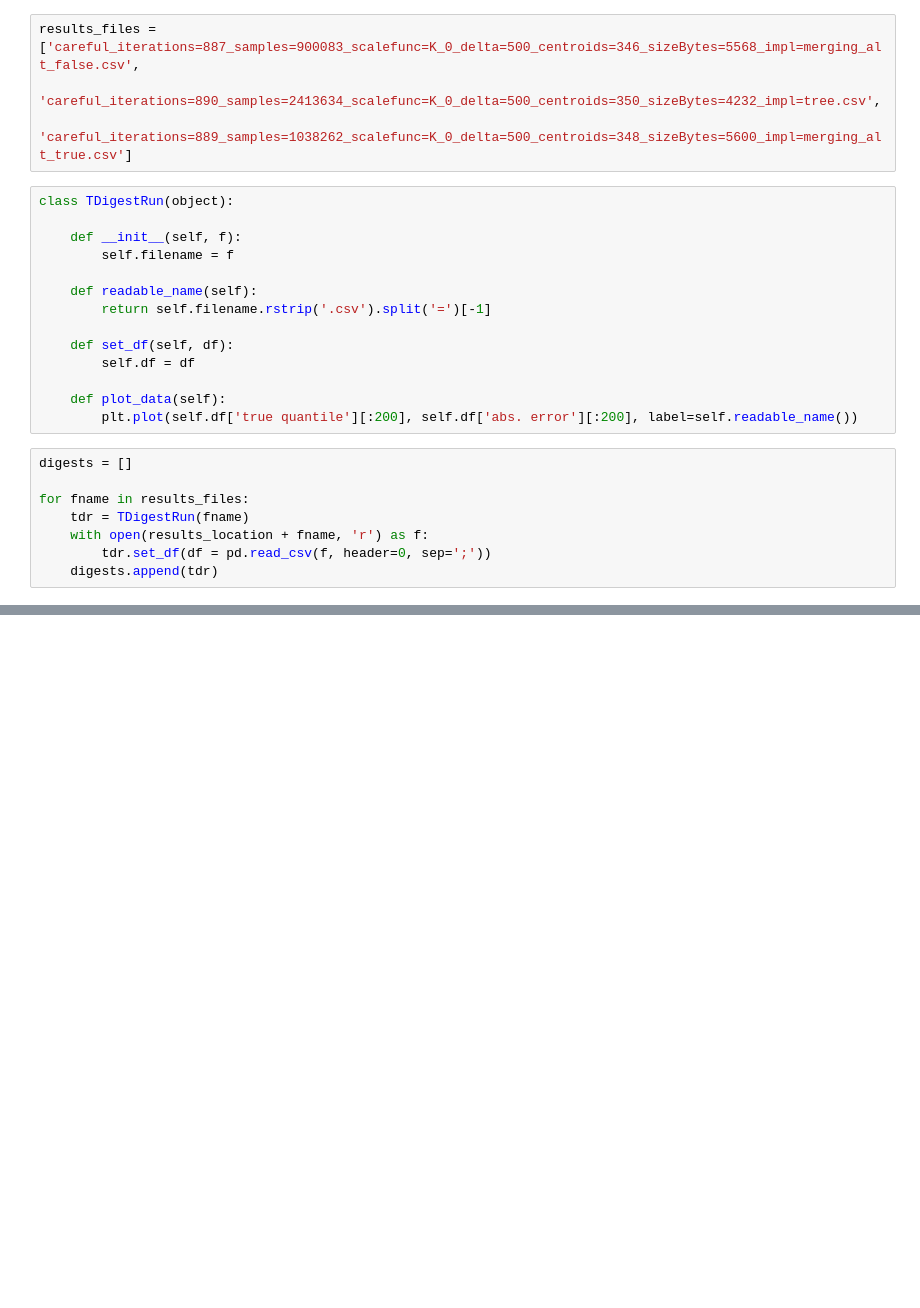
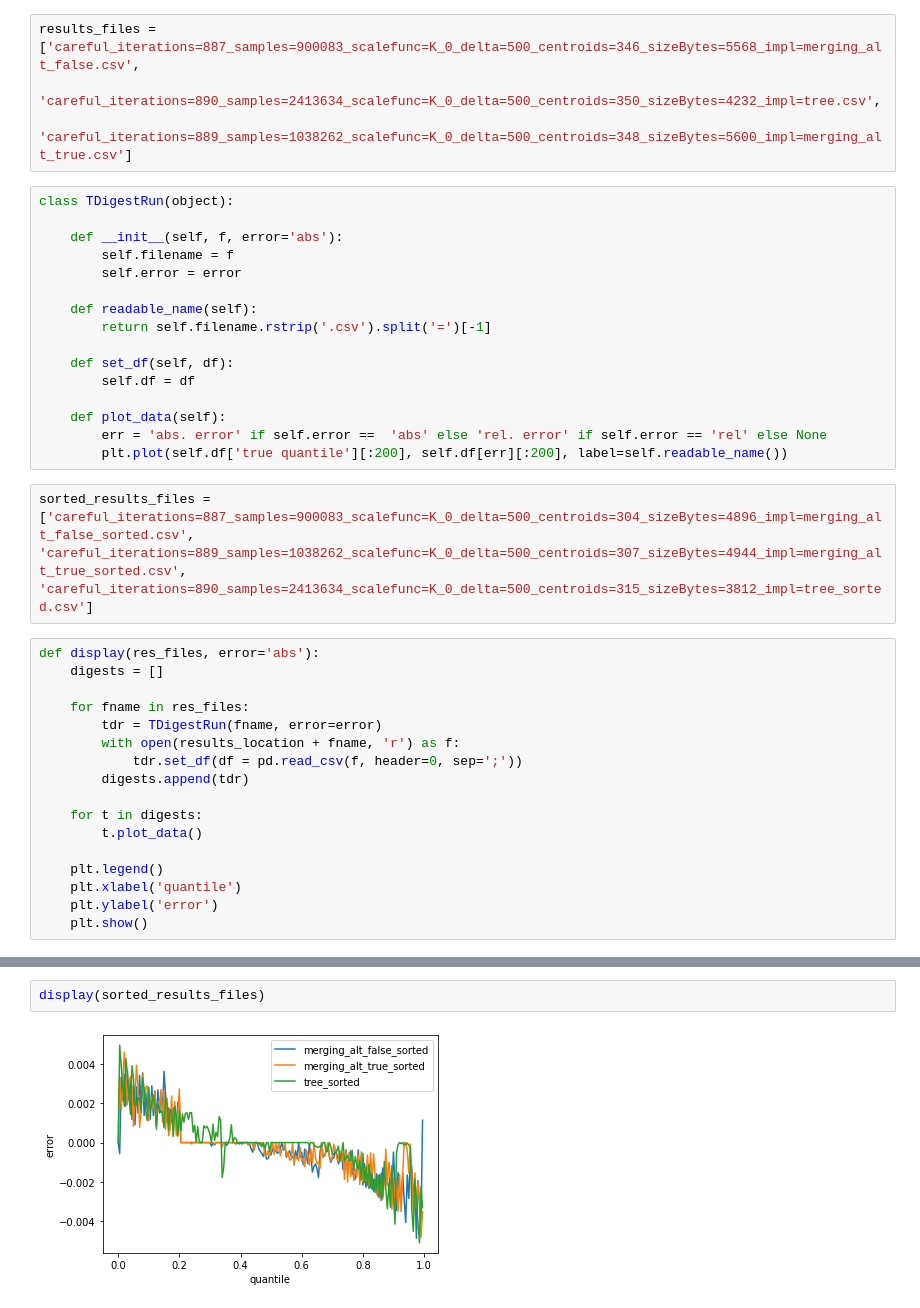
Before and after one commit to PavelVesely/t-digest, a Jupyter notebook: docs/python/adversarial_plots/notebooks/error_curves__k_0.ipynb, the cells around one changed output, grey strips where cells are left out. Cells and saved outputs as stored; diff of their text form; blank space fills up the shorter version.

Commit message:
add comparison to presenting data in sorted order

```diff
--- a/docs/python/adversarial_plots/notebooks/error_curves__k_0.ipynb
+++ b/docs/python/adversarial_plots/notebooks/error_curves__k_0.ipynb
@@ -11,8 +11,9 @@ results_files = ['careful_iterations=887_samples=900083_scalefunc=K_0_delta=500_
 # %%
 class TDigestRun(object):
 
-    def __init__(self, f):
+    def __init__(self, f, error='abs'):
         self.filename = f
+        self.error = error
 
     def readable_name(self):
         return self.filename.rstrip('.csv').split('=')[-1]
@@ -21,12 +22,26 @@ class TDigestRun(object):
         self.df = df
 
     def plot_data(self):
-        plt.plot(self.df['true quantile'][:200], self.df['abs. error'][:200], label=self.readable_name())
+        err = 'abs. error' if self.error ==  'abs' else 'rel. error' if self.error == 'rel' else None
+        plt.plot(self.df['true quantile'][:200], self.df[err][:200], label=self.readable_name())
+# %%
+sorted_results_files = ['careful_iterations=887_samples=900083_scalefunc=K_0_delta=500_centroids=304_sizeBytes=4896_impl=merging_alt_false_sorted.csv',
+'careful_iterations=889_samples=1038262_scalefunc=K_0_delta=500_centroids=307_sizeBytes=4944_impl=merging_alt_true_sorted.csv',
+'careful_iterations=890_samples=2413634_scalefunc=K_0_delta=500_centroids=315_sizeBytes=3812_impl=tree_sorted.csv']
 # %%
-digests = []
+def display(res_files, error='abs'):
+    digests = []
 
-for fname in results_files:
-    tdr = TDigestRun(fname)
-    with open(results_location + fname, 'r') as f:
-        tdr.set_df(df = pd.read_csv(f, header=0, sep=';'))
-    digests.append(tdr)
+    for fname in res_files:
+        tdr = TDigestRun(fname, error=error)
+        with open(results_location + fname, 'r') as f:
+            tdr.set_df(df = pd.read_csv(f, header=0, sep=';'))
+        digests.append(tdr)
+
+    for t in digests:
+        t.plot_data()
+
+    plt.legend()
+    plt.xlabel('quantile')
+    plt.ylabel('error')
+    plt.show()
@@ -42,0 +52,4 @@ plt.show()
+# %%
+display(sorted_results_files)
+# %% [output]
+[figure, added]
```
Also changed, not shown: parts of 2 cells of this notebook, 3 other files.
